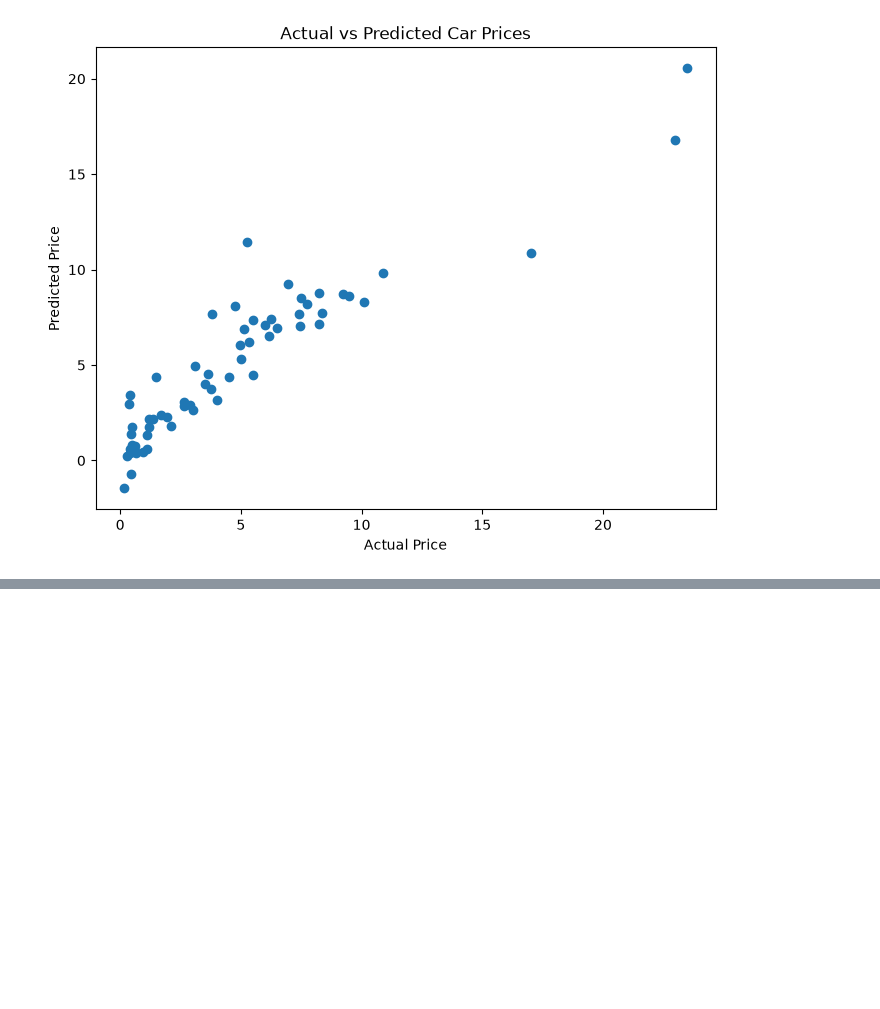
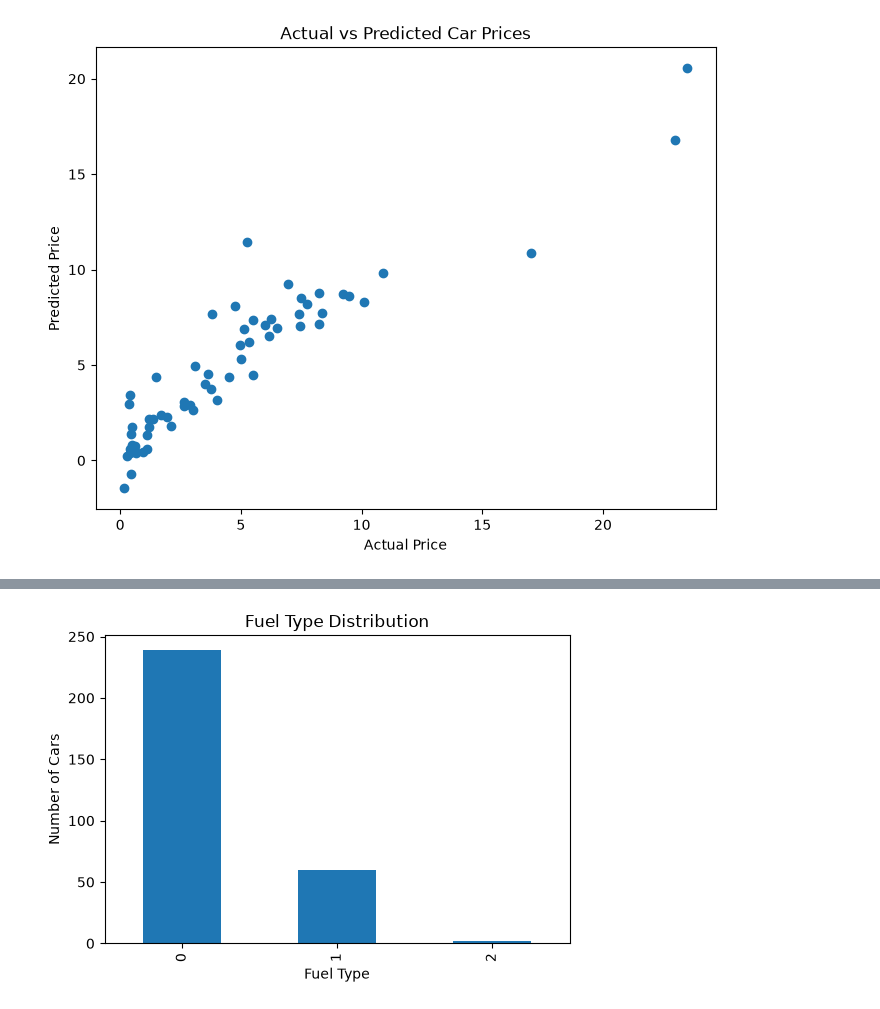
Before and after one commit to Sushil77964/data-science-car-price-prediction, a Jupyter notebook: notebooks/Car_Price_Prediction.ipynb, the cells around one changed output, grey strips where cells are left out. Saved outputs shown, nothing was run; the diff lists cells and outputs as text; code cells hidden in the pictures; blank space fills up the shorter version.

```diff
--- a/notebooks/Car_Price_Prediction.ipynb
+++ b/notebooks/Car_Price_Prediction.ipynb
@@ -373,0 +426,12 @@ plt.show()
+# %%
+plt.figure(figsize=(6,4))
+
+df["Fuel_Type"].value_counts().plot(kind="bar")
+
+plt.title("Fuel Type Distribution")
+plt.xlabel("Fuel Type")
+plt.ylabel("Number of Cars")
+
+plt.show()
+# %% [output]
+[figure, added]
```
Also changed, not shown: parts of 18 cells of this notebook.
